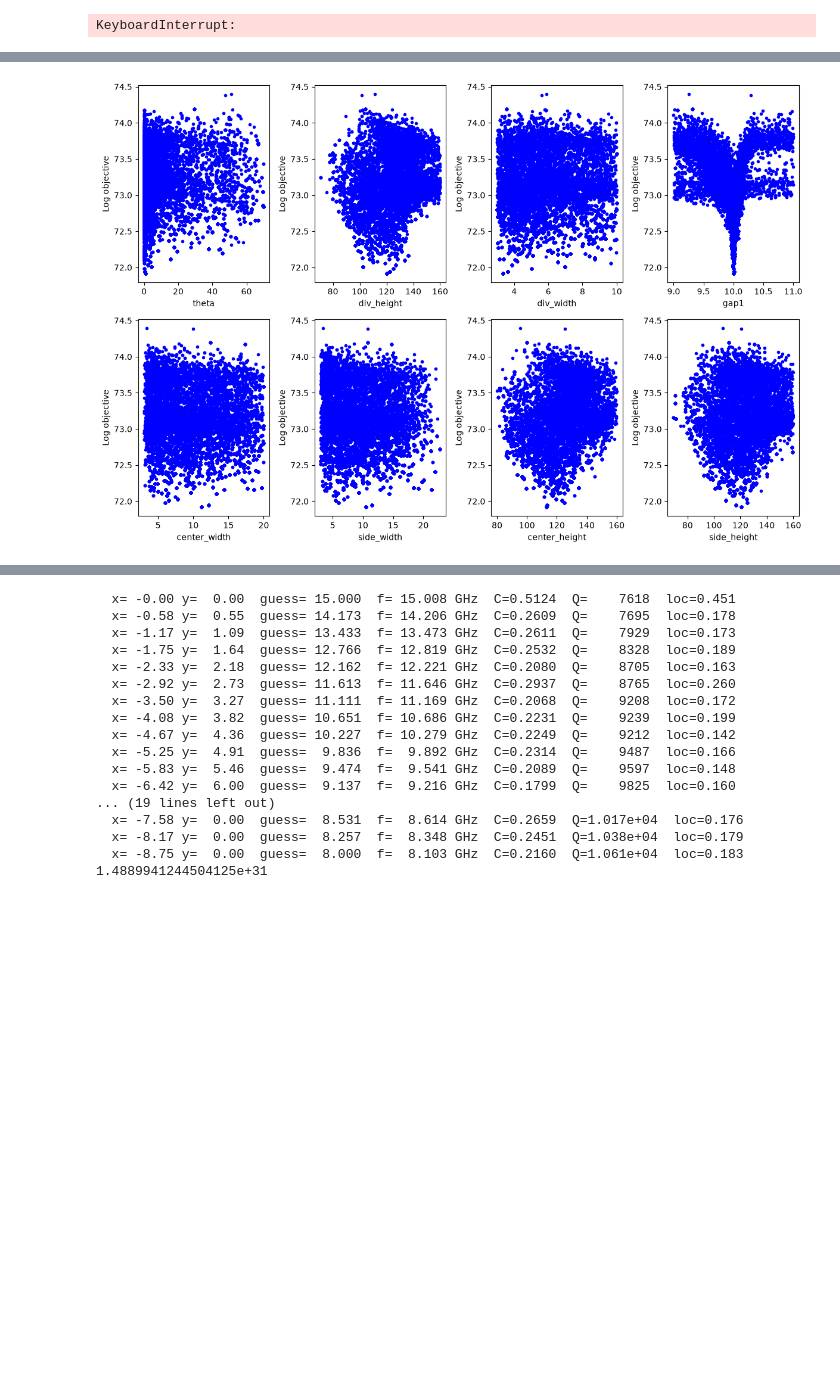
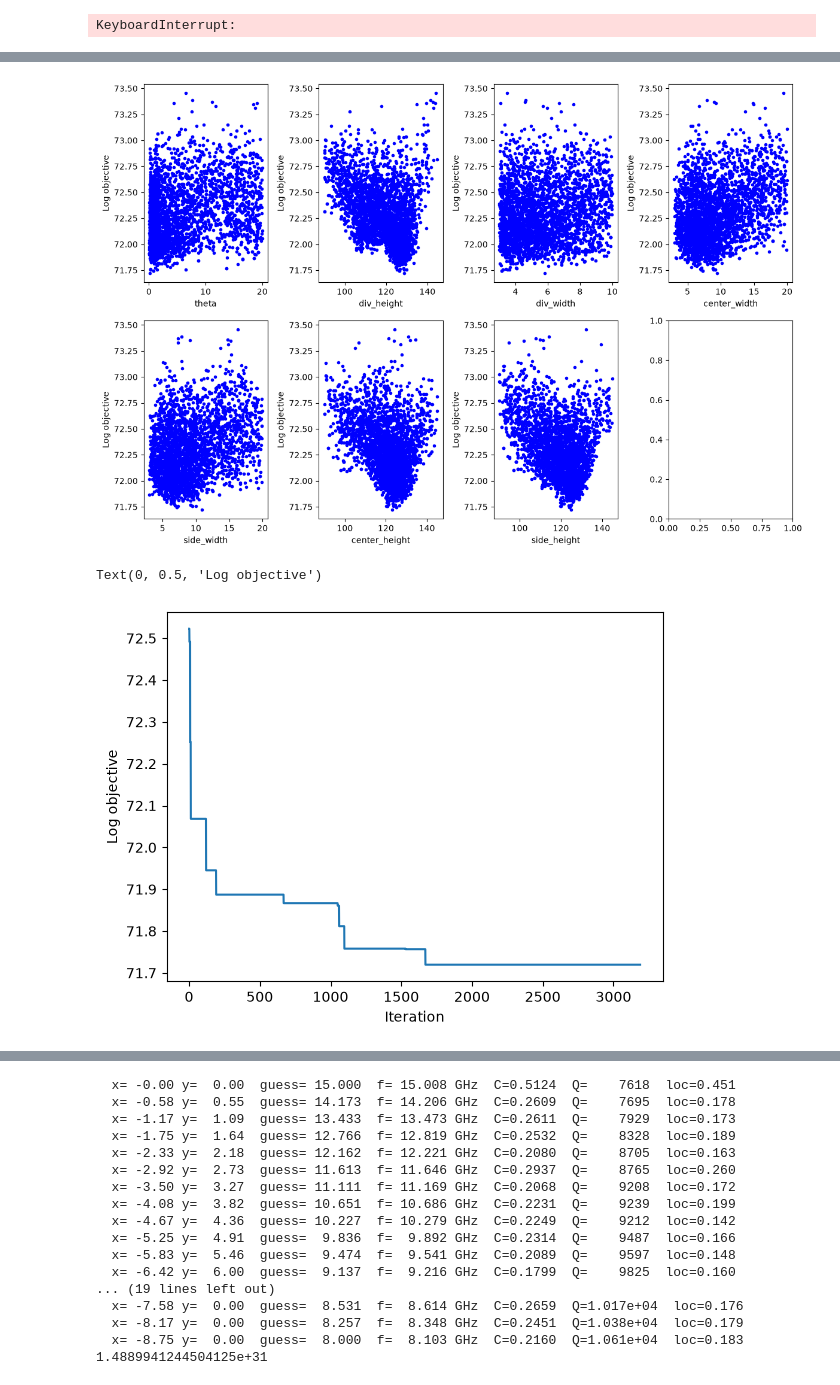
Before and after one commit to william-w05/toaster, a Jupyter notebook: analyze_results.ipynb, the cells around one changed output, grey strips where cells are left out. Saved outputs shown, nothing was run; the diff lists cells and outputs as text; code cells hidden in the pictures; blank space fills up the shorter version.

```diff
--- a/analyze_results.ipynb
+++ b/analyze_results.ipynb
@@ -125,5 +147,5 @@ plt.show()
 # %%
-df_all = pd.read_csv('results/08_04_2026_mcmc_results/all_params_all_values.csv')
+df_all = pd.read_csv('results/08_10_2026_mcmc_results/all_params_all_values.csv')
 params_all = df_all['Parameters']
 values_all = df_all['Value']
 wid_all = df_all['Walker']
@@ -132,7 +154,7 @@ values_arr_all = []
 wid_arr_all = []
 
 for i, param in enumerate(params_all):
-    params_arr_all.append(mcmc._parse_params(param))
+    params_arr_all.append(mcmc._parse_params(param, n_params=7))
     values_arr_all.append(values_all.loc[i])
     wid_arr_all.append(wid_all.loc[i])
 
@@ -145,7 +167,7 @@ values_arr_all = values_arr_all[ignore_args_all]
 wid_arr_all = wid_arr_all[ignore_args_all]
 params_arr_all = params_arr_all[ignore_args_all]
 
-param_names = ['theta', 'div_height', 'div_width', 'gap1', 'center_width', 'side_width', 'center_height', 'side_height']
+param_names = ['theta', 'div_height', 'div_width', 'center_width', 'side_width', 'center_height', 'side_height']
 num_params = len(param_names)
 fig, ax = plt.subplots(2, 4, figsize=(12,8))
 ax_flat = ax.flatten()
@@ -158,7 +180,18 @@ for i, name in enumerate(param_names):
 plt.tight_layout()
 plt.show()
 # %% [output]
-[figure, old version]
+[figure, new version]
+# %%
+# best so far plot
+
+best_so_far = np.minimum.accumulate(values_arr_all)
+fig, ax = plt.subplots()
+ax.plot(np.linspace(1, len(best_so_far), len(best_so_far)), np.log(best_so_far))
+ax.set_xlabel('Iteration')
+ax.set_ylabel('Log objective')
+# %% [output]
+Text(0, 0.5, 'Log objective')
+[figure, added]
 # %%
 probs = df["AcceptProb"]
 fig, ax = plt.subplots()
```
Also changed, not shown: parts of 8 cells of this notebook, 6 other files.
